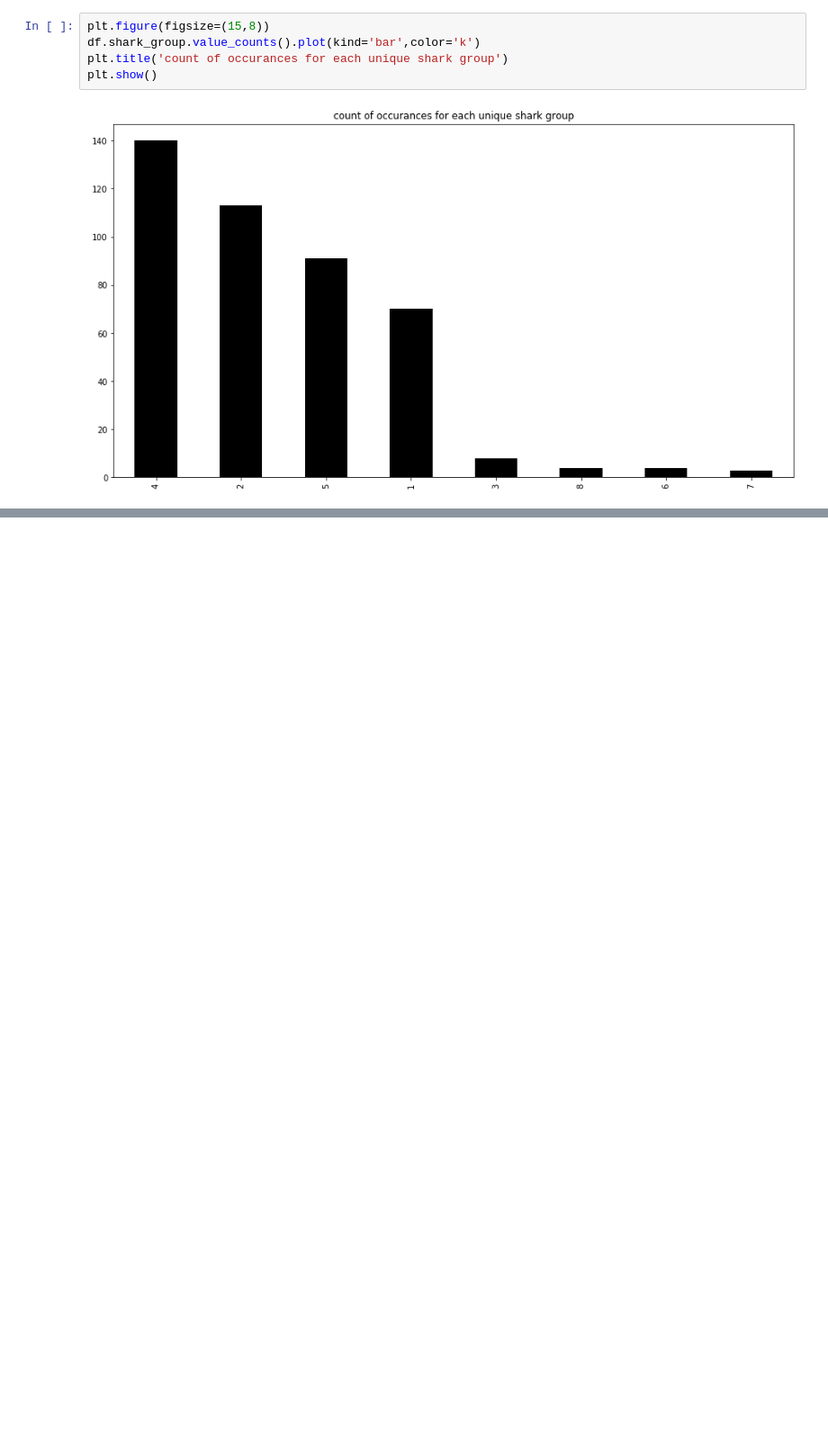
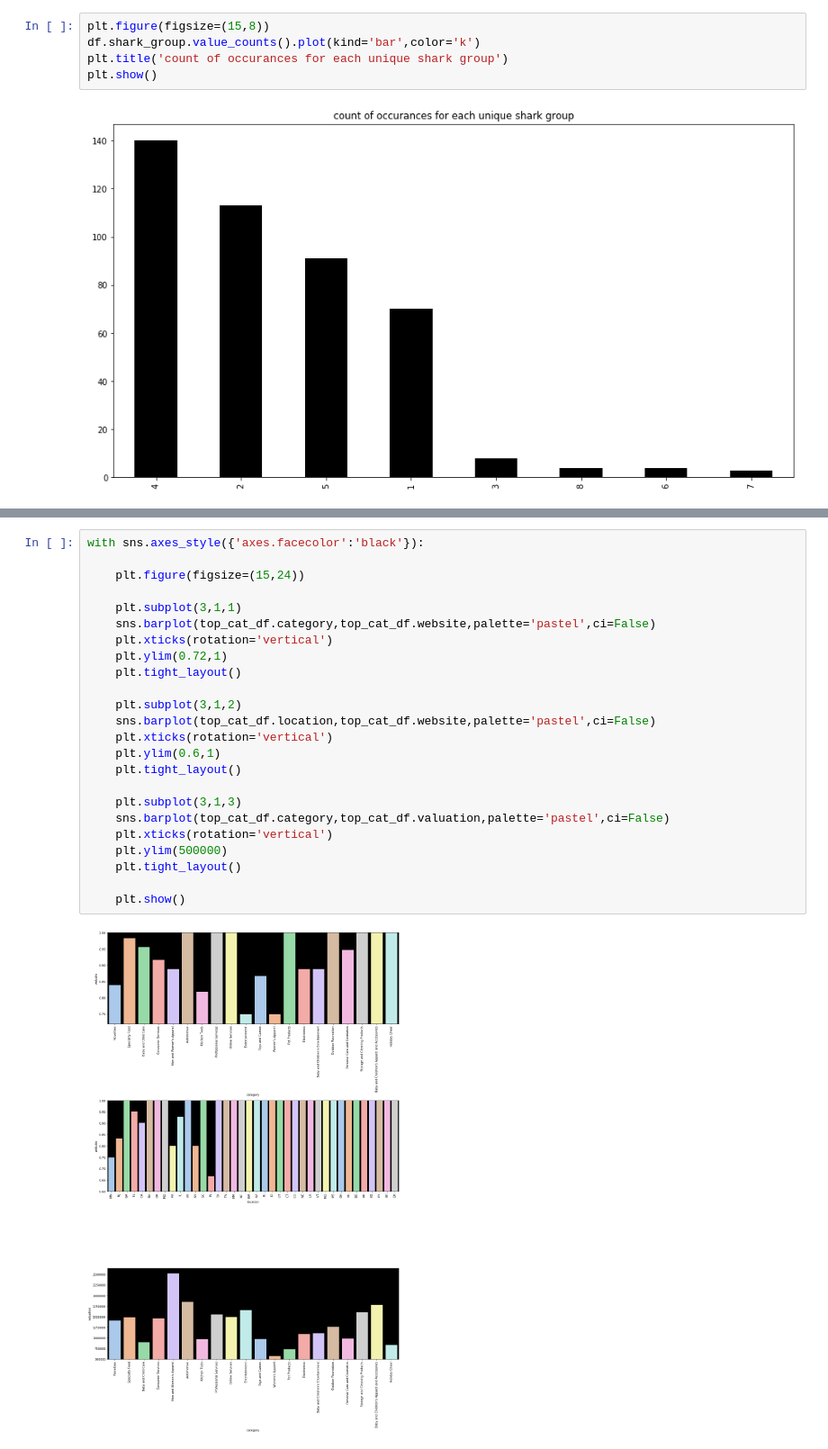
Before and after one commit to ArielJosephCohen/shark_tank, a Jupyter notebook: EDA.ipynb, the cells around one changed output, grey strips where cells are left out. Shown at 90% size. Drawn from its saved outputs; the diff is of its cells as text; blank space fills up the shorter version.

```diff
--- a/EDA.ipynb
+++ b/EDA.ipynb
@@ -487,0 +568,26 @@ plt.show()
+# %%
+with sns.axes_style({'axes.facecolor':'black'}):
+
+    plt.figure(figsize=(15,24))
+
+    plt.subplot(3,1,1)
+    sns.barplot(top_cat_df.category,top_cat_df.website,palette='pastel',ci=False)
+    plt.xticks(rotation='vertical')
+    plt.ylim(0.72,1)
+    plt.tight_layout()
+
+    plt.subplot(3,1,2)
+    sns.barplot(top_cat_df.location,top_cat_df.website,palette='pastel',ci=False)
+    plt.xticks(rotation='vertical')
+    plt.ylim(0.6,1)
+    plt.tight_layout()
+
+    plt.subplot(3,1,3)
+    sns.barplot(top_cat_df.category,top_cat_df.valuation,palette='pastel',ci=False)
+    plt.xticks(rotation='vertical')
+    plt.ylim(500000)
+    plt.tight_layout()
+
+    plt.show()
+# %% [output]
+[figure, added]
```
Also changed, not shown: parts of 15 cells of this notebook.
